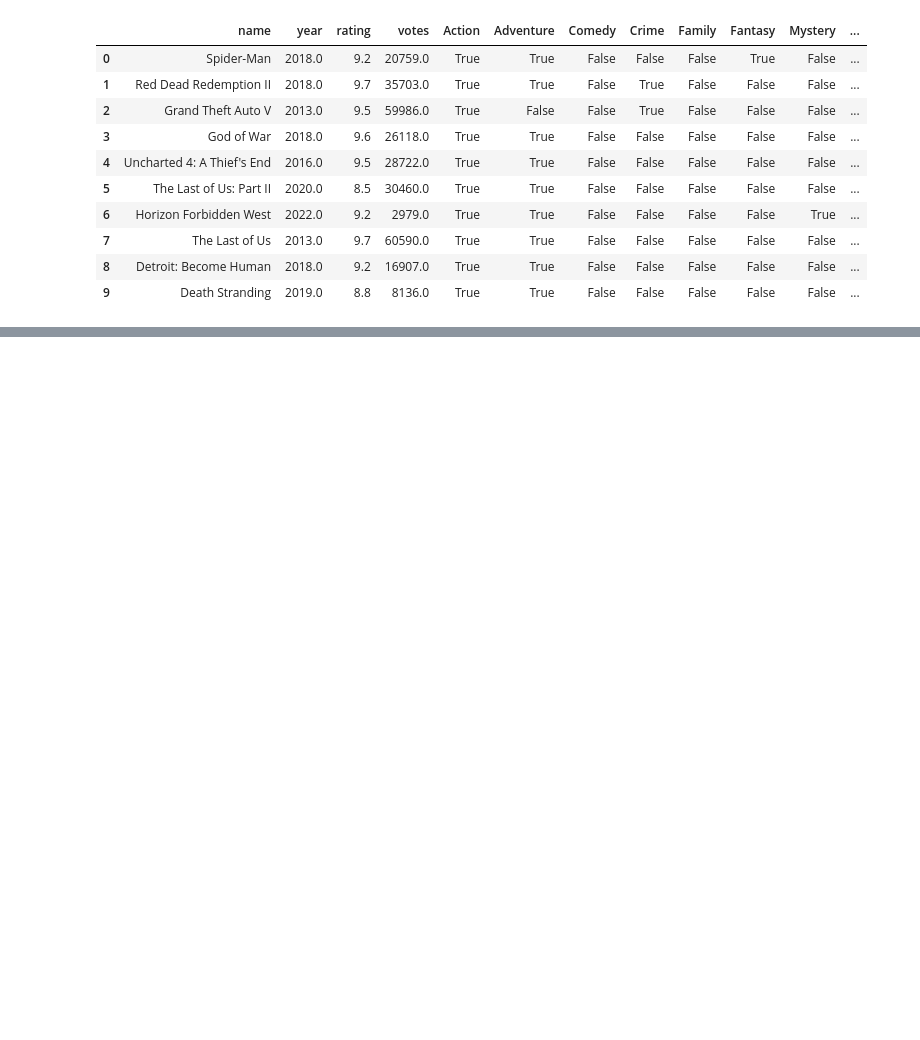
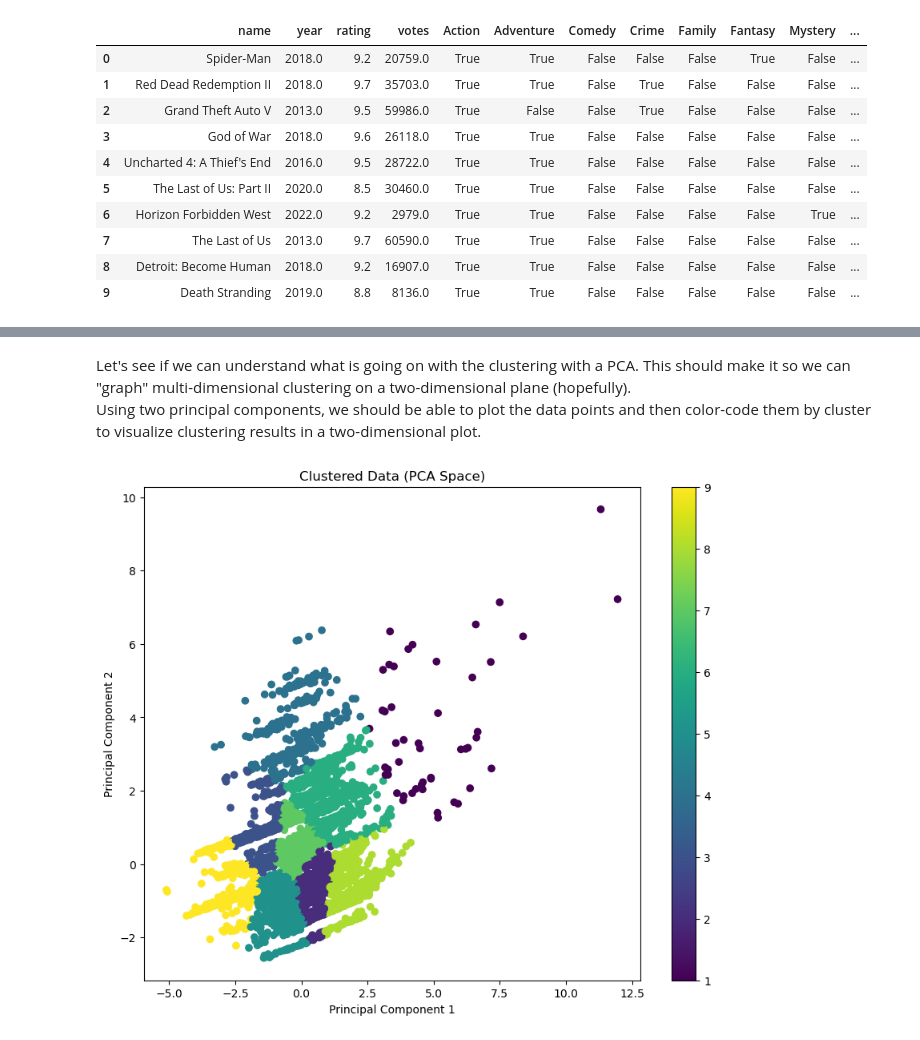
Before and after one commit to jrfloza12/Project4, a Jupyter notebook: Cluster_Kmeans.ipynb, the cells around one changed output, grey strips where cells are left out. Saved outputs shown, nothing was run; the diff lists cells and outputs as text; code cells hidden in the pictures; blank space fills up the shorter version.

```diff
--- a/Cluster_Kmeans.ipynb
+++ b/Cluster_Kmeans.ipynb
@@ -240,0 +270,33 @@ plt.show()
+# %% [markdown]
+Let's see if we can understand what is going on with the clustering with a PCA.  This should make it so we can "graph" multi-dimensional clustering on a two-dimensional plane (hopefully).
+Using two principal components, we should be able to plot the data points and then color-code them by cluster to visualize clustering results in a two-dimensional plot.
+# %%
+from sklearn.decomposition import PCA
+
+# Apply PCA
+pca = PCA(n_components=2)
+principalComponents = pca.fit_transform(features_scaled)
+
+# Convert the principal components for each sample to a dataframe
+principalDf = pd.DataFrame(data = principalComponents, columns = ['principal component 1', 'principal component 2'])
+
+# Run KMeans clustering on the principal components
+kmeans = KMeans(n_clusters=9, init='k-means++', max_iter=300, n_init=10, random_state=1)
+clusters = kmeans.fit_predict(principalComponents)
+
+# Add 1 to all cluster labels to shift them from 0-8 to 1-9
+clusters += 1
+
+# Add the cluster labels to your PCA dataframe
+principalDf['cluster'] = clusters
+
+# Plot the data points in the space of first two principal components, color-coded by cluster
+plt.figure(figsize=(10,8))
+scatter = plt.scatter(principalDf['principal component 1'], principalDf['principal component 2'], c=principalDf['cluster'], cmap='viridis')
+plt.xlabel('Principal Component 1')
+plt.ylabel('Principal Component 2')
+plt.title('Clustered Data (PCA Space)')
+plt.colorbar(scatter)
+plt.show()
+# %% [output]
+[figure, added]
```
Also changed, not shown: parts of 26 cells of this notebook, 6 other files.
